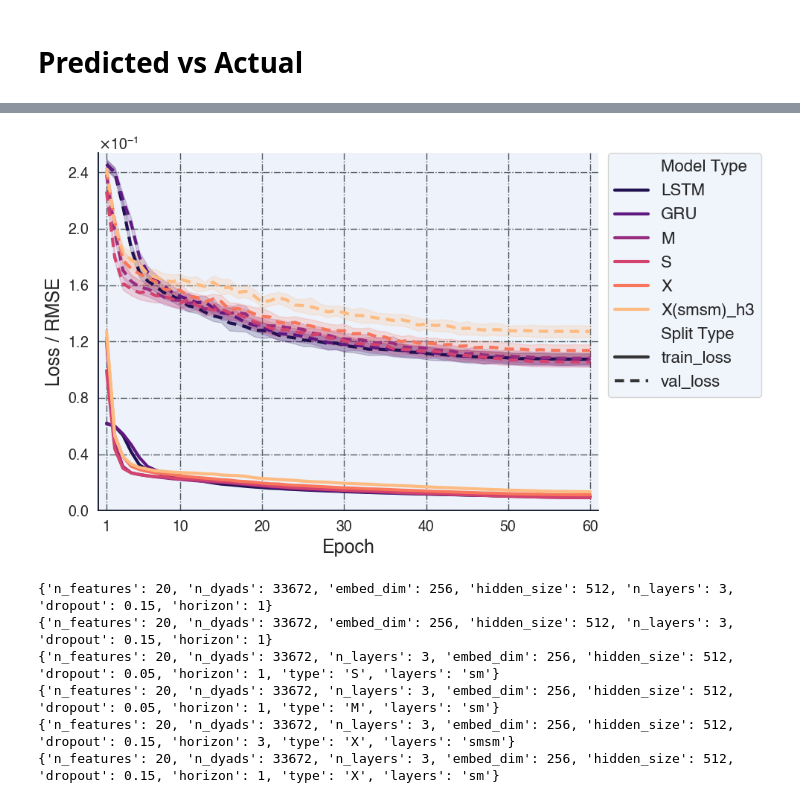
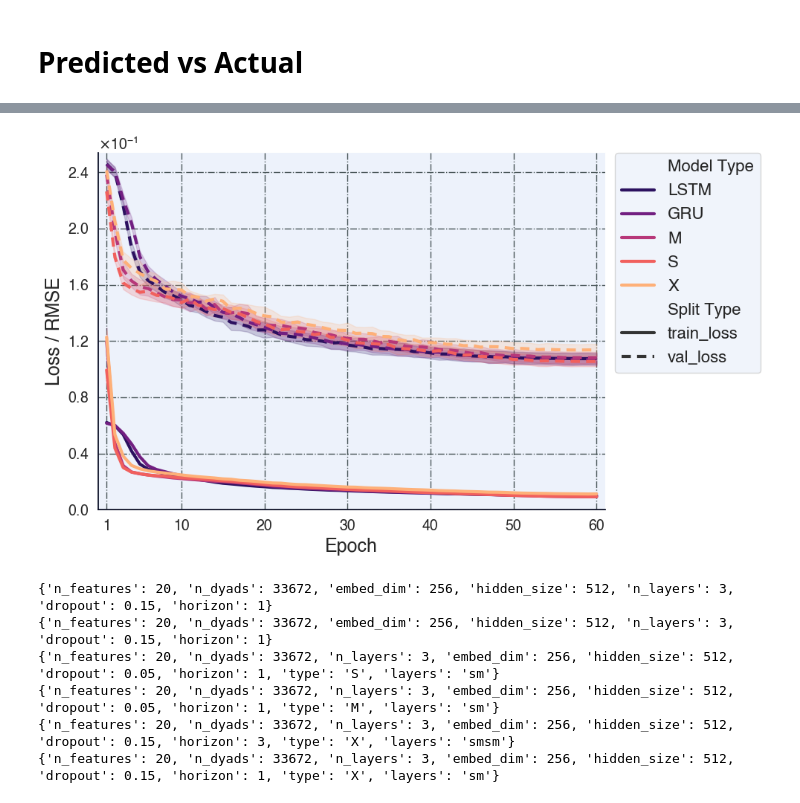
Before and after one commit to Freyness-gd/trade_under_pressure_thesis, a Jupyter notebook: src/prediction/prediction_comparison.ipynb, the cells around one changed output, grey strips where cells are left out. Saved outputs shown, nothing was run; the diff lists cells and outputs as text; code cells hidden in the pictures.

```diff
--- a/src/prediction/prediction_comparison.ipynb
+++ b/src/prediction/prediction_comparison.ipynb
@@ -139,7 +141,6 @@ csv_files = [
   "train_loss_M.csv",
   "train_loss_S.csv",
   "train_loss_X.csv",
-  "train_loss_X(smsm)_h3.csv"
 ]
 
 frames = []
@@ -175,34 +176,34 @@ plt.ylabel("Loss / RMSE")
 plt.title("")
 plt.grid(True)
 
 ax = plt.gca()
 # Force scientific notation with fixed offset (e.g. 1e7)
 formatter = ScalarFormatter(useMathText=True)
 formatter.set_scientific(True)
 formatter.set_powerlimits((0, 0))  # always show 1eX scale
 
 ax.yaxis.set_major_formatter(formatter)
 ax.set_ylim(0, df_long["loss"].max())
 ax.set_xlim(0, df_long["epoch"].max() + 1)
 ax.set_xticks([1, 10, 20, 30, 40, 50, 60])
 
 # Force exactly ~10 major ticks
 ax.yaxis.set_major_locator(MaxNLocator(nbins=8, prune=None))
 ax.legend(
   bbox_to_anchor=(1.02, 1.0),
   loc="upper left",
   borderaxespad=0.0
 )
 
 plt.tight_layout()
 plt.savefig(
   "../graph_output/training_validation_curves.png",
   dpi=500,
   bbox_inches="tight",
 )
 plt.show()
 # %% [output]
-[figure, old version]
+[figure, new version]
 # %%
 processed = pd.read_parquet(path="../../data/model/processed.parquet", engine="fastparquet")
 df_nn: DataFrame = processed.copy(deep=True)
```
Also changed, not shown: parts of 1 cell of this notebook, 7 other files.
